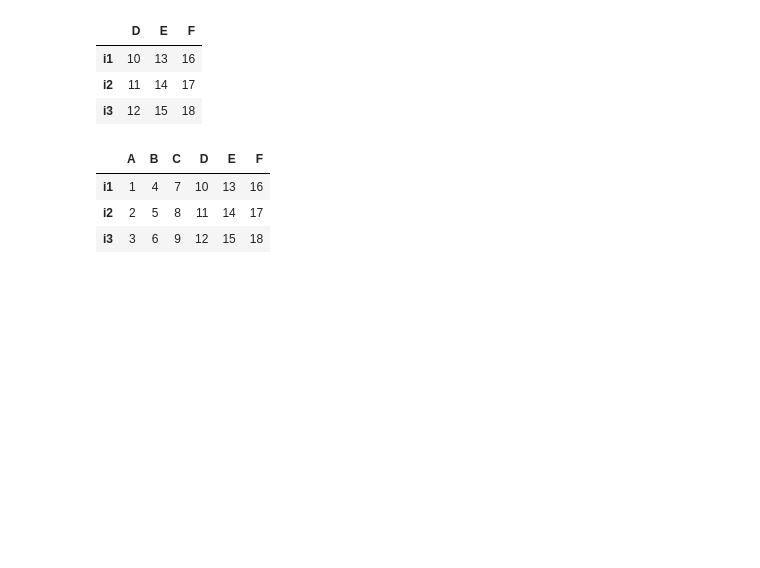
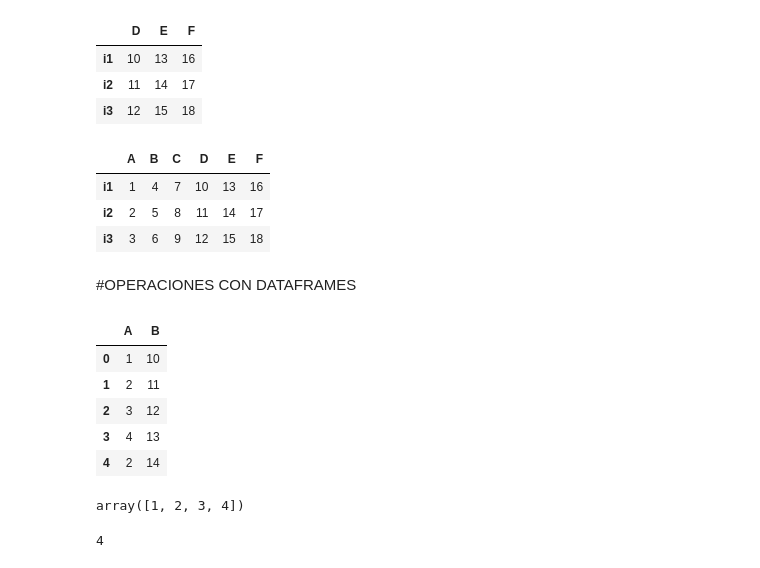
Before and after one commit to IUDigital2024/Curso_Basico_Udemy_ML, a Jupyter notebook: Curso_Udemy_Machine_Learning.ipynb, the cells around one changed output. Saved outputs shown, nothing was run; the diff lists cells and outputs as text; code cells hidden in the pictures; blank space fills up the shorter version.

```diff
--- a/Curso_Udemy_Machine_Learning.ipynb
+++ b/Curso_Udemy_Machine_Learning.ipynb
@@ -396,3 +396,26 @@ dataframe1.join(dataframe2)
 | i1 | 1 | 4 | 7 | 10 | 13 | 16 |
 | i2 | 2 | 5 | 8 | 11 | 14 | 17 |
 | i3 | 3 | 6 | 9 | 12 | 15 | 18 |
+# %% [markdown]
+#OPERACIONES CON DATAFRAMES
+# %%
+operacion = {'A': [1,2,3,4,2],'B':[10,11,12,13,14]}
+resultado = pd.DataFrame(operacion)
+resultado
+# %% [output]
+|  | A | B |
+| 0 | 1 | 10 |
+| 1 | 2 | 11 |
+| 2 | 3 | 12 |
+| 3 | 4 | 13 |
+| 4 | 2 | 14 |
+# %%
+#miremos los valores unicos del df
+resultado['A'].unique()
+# %% [output]
+array([1, 2, 3, 4])
+# %%
+#cuenta el numero de valores unicos. hay 4 por eso imprime como resultado 4 que son el 1,2,3,4. el dos esta repetido
+resultado['A'].nunique()
+# %% [output]
+4
```
Also changed, not shown: parts of 3 cells of this notebook.
